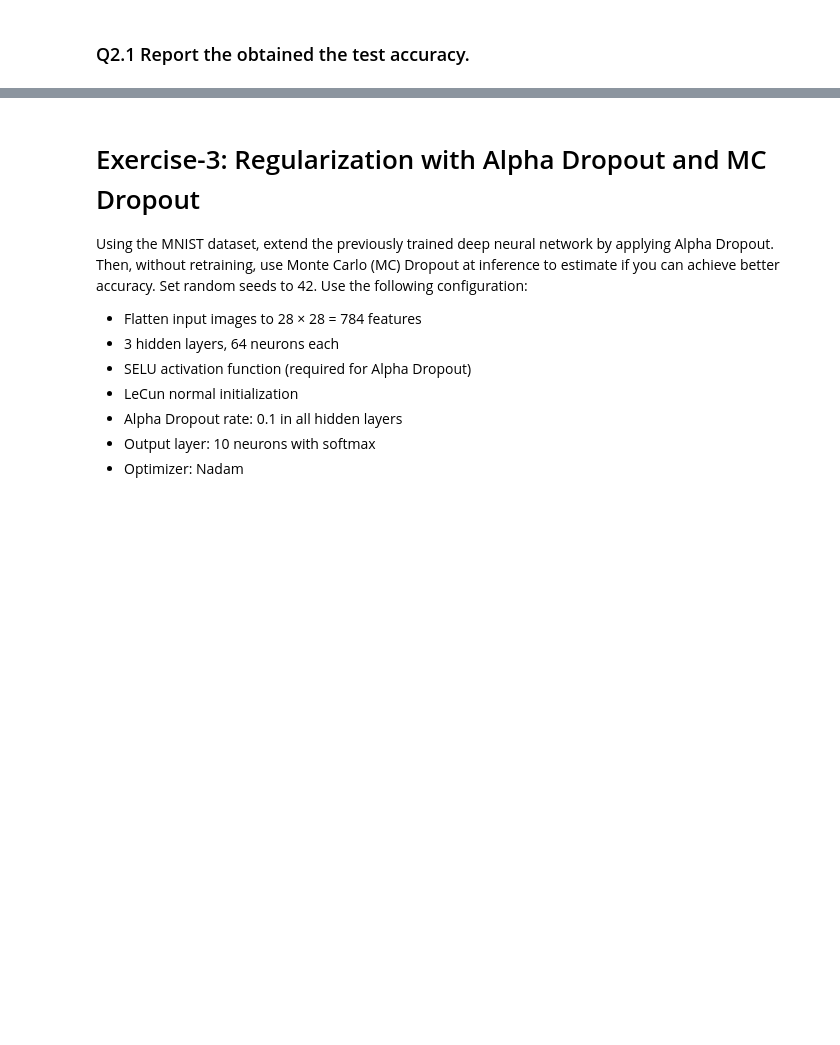
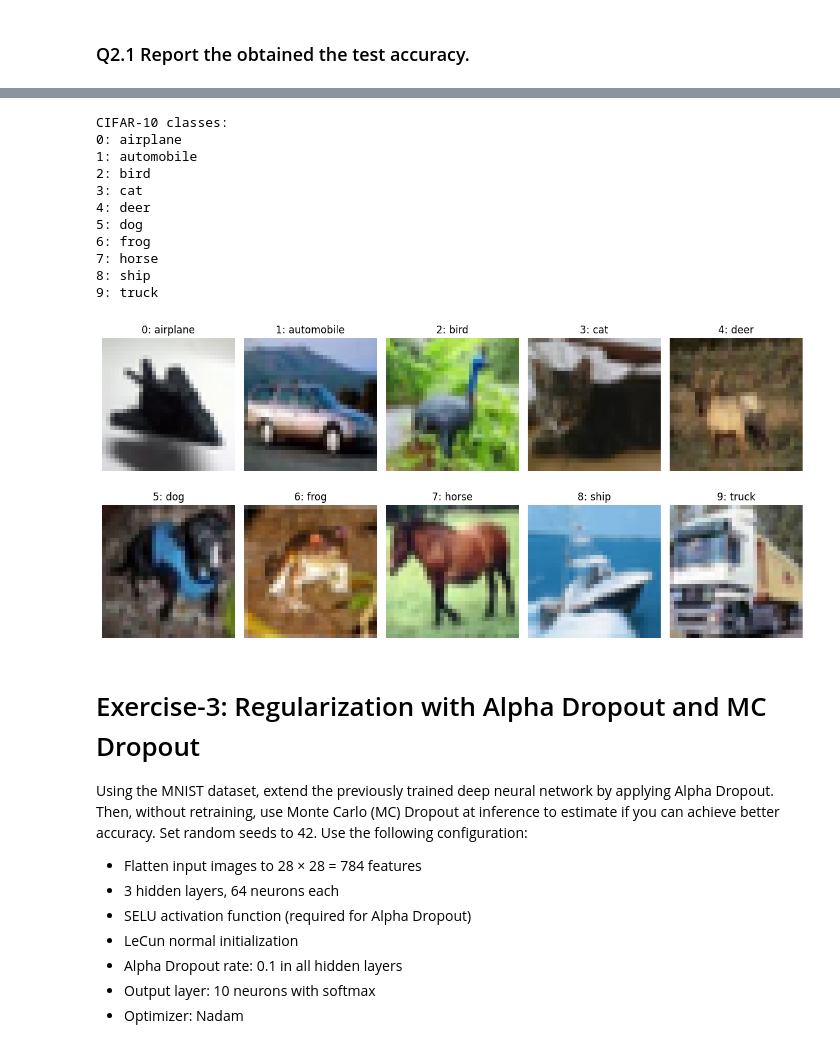
Before and after one commit to JanOlav04/Oblig3Maskin, a Jupyter notebook: main.ipynb, the cells around one changed output, grey strips where cells are left out. Cells and saved outputs as stored; diff of their text form; code cells hidden in the pictures; blank space fills up the shorter version.

```diff
--- a/main.ipynb
+++ b/main.ipynb
@@ -316,3 +314,63 @@ Final Test Accuracy: 12.90%
+# %%
+# Display CIFAR-10 categories and show one example image per class
+# Try to use an existing CIFAR10 dataset if available, otherwise load a fresh one (ToTensor for consistent plotting)
+cifar_ds = None
+if isinstance(globals().get("train_dataset", None), datasets.CIFAR10):
+    cifar_ds = train_dataset
+else:
+    cifar_ds = datasets.CIFAR10(root="./data", train=True, download=True, transform=transforms.ToTensor())
+
+classes = getattr(cifar_ds, "classes", None)
+if classes is None:
+    classes = datasets.CIFAR10(root="./data", train=True, download=True).classes
+
+print("CIFAR-10 classes:")
+for i, cls in enumerate(classes):
+    print(f"{i}: {cls}")
+
+# collect one example per class
+examples = {}
+for img, lbl in cifar_ds:
+    if lbl not in examples:
+        examples[lbl] = img
+    if len(examples) == 10:
+        break
+
+# plot grid: 2 rows x 5 cols
+fig, axes = plt.subplots(2, 5, figsize=(12, 6))
+for idx in range(10):
+    img = examples[idx]
+    # handle tensor (C,H,W) or PIL image
+    if isinstance(img, torch.Tensor):
+        npimg = img.numpy()
+        # if single-channel, stack to 3 channels for display
+        if npimg.shape[0] == 1:
+            npimg = np.repeat(npimg, 3, axis=0)
+        npimg = np.transpose(npimg, (1, 2, 0))
+        # if values are in [0,1] already, use as is
+    else:
+        npimg = np.array(img) / 255.0
+
+    ax = axes.flat[idx]
+    ax.imshow(npimg)
+    ax.set_title(f"{idx}: {classes[idx]}")
+    ax.axis("off")
+
+plt.tight_layout()
+plt.show()
+# %% [output]
+CIFAR-10 classes:
+0: airplane
+1: automobile
+2: bird
+3: cat
+4: deer
+5: dog
+6: frog
+7: horse
+8: ship
+9: truck
+[figure, added]
 # %% [markdown]
 # Exercise-3: Regularization with Alpha Dropout and MC Dropout
 Using the MNIST dataset, extend the previously trained deep neural network by applying
```
Also changed, not shown: parts of 19 cells of this notebook.
